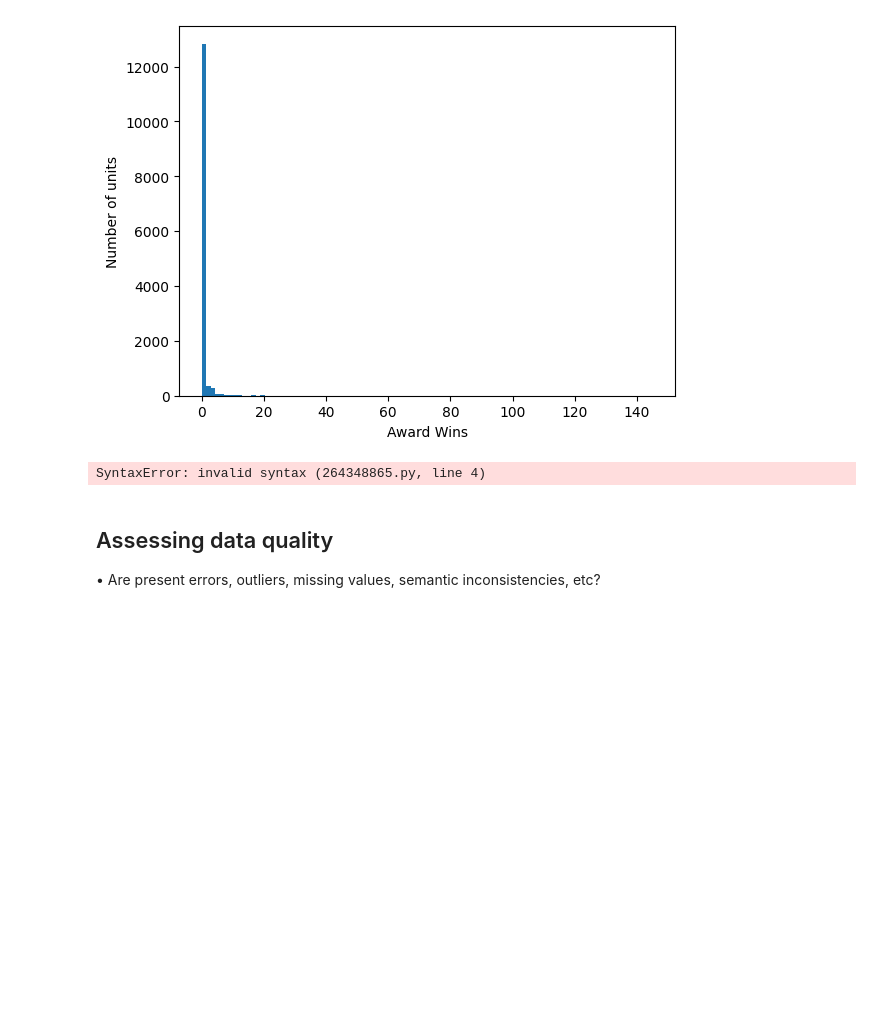
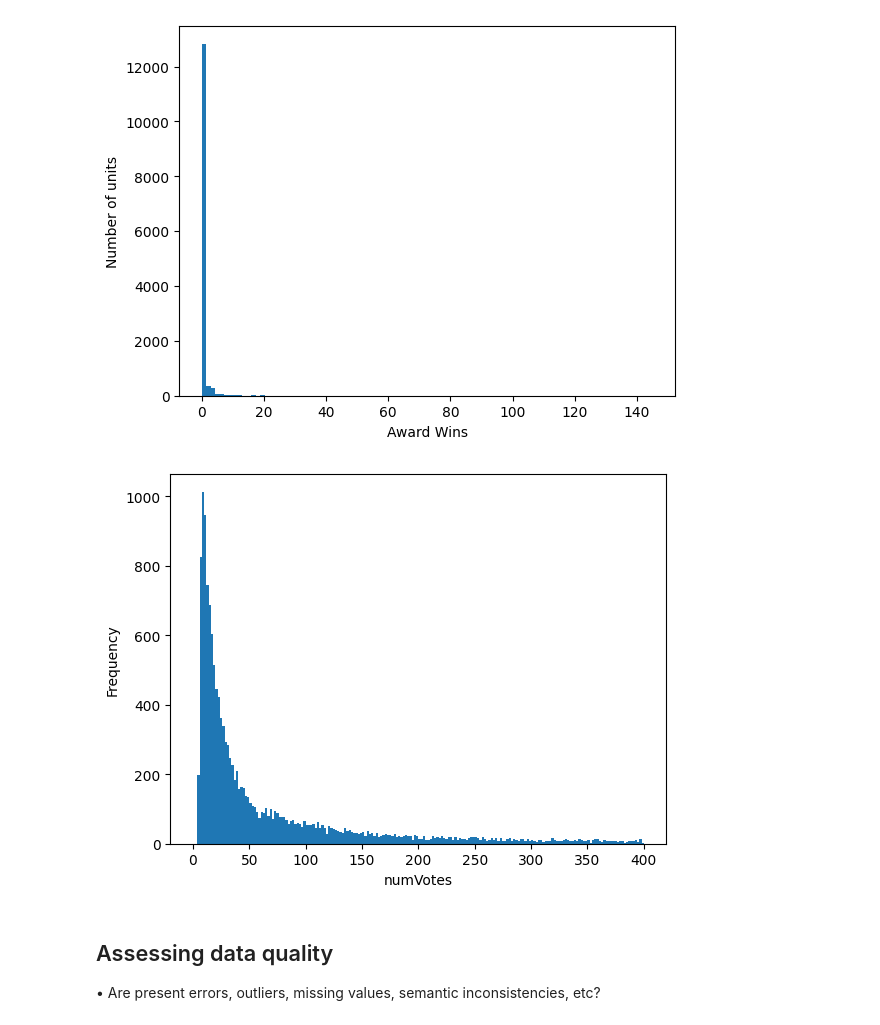
Before and after one commit to luigiascio/Data-Mining-I, a Jupyter notebook: DM1_project.ipynb, the cells around one changed output. Cells and saved outputs as stored; diff of their text form; code cells hidden in the pictures; blank space fills up the shorter version.

```diff
--- a/DM1_project.ipynb
+++ b/DM1_project.ipynb
@@ -117,15 +117,18 @@ plt.show()
 # %% [output]
 [figure]
 # %%
+bin_width = 2
+bins = np.arange(0, 400 + bin_width, bin_width)
+
 soglia = 400
 numVotes_filtered = df[df['numVotes'] < soglia]
 
-plt.hist(numVotes_filtered['numVotes'], bins = 30)0
+plt.hist(numVotes_filtered['numVotes'], bins = bins)
 plt.xlabel('numVotes')
 plt.ylabel('Frequency')
 plt.show()
 # %% [output]
-SyntaxError: invalid syntax (264348865.py, line 4)
+[figure, added]
 # %% [markdown]
 ## Assessing data quality
 • Are present errors, outliers, missing values, semantic inconsistencies, etc?
```
Also changed, not shown: parts of 3 cells of this notebook.
